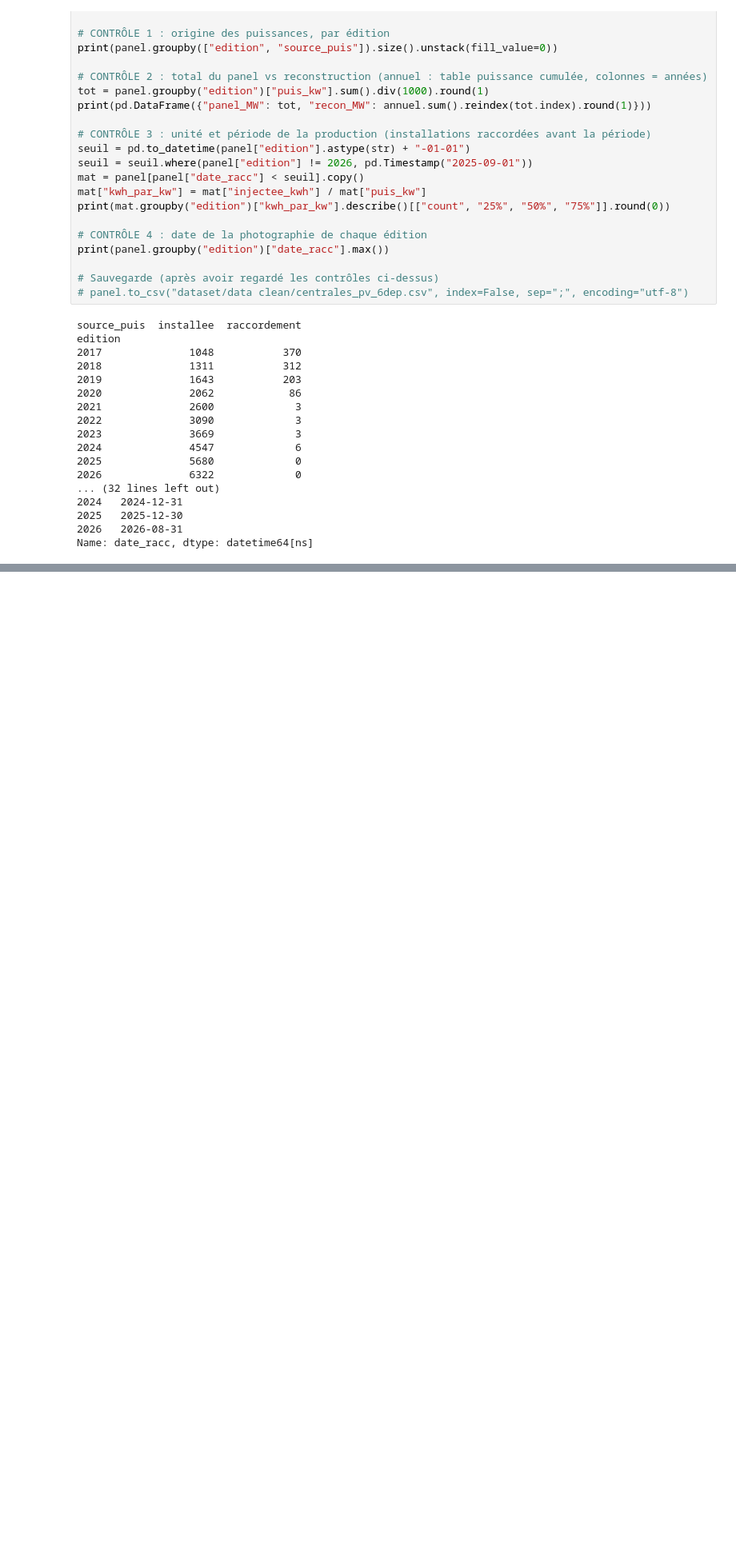
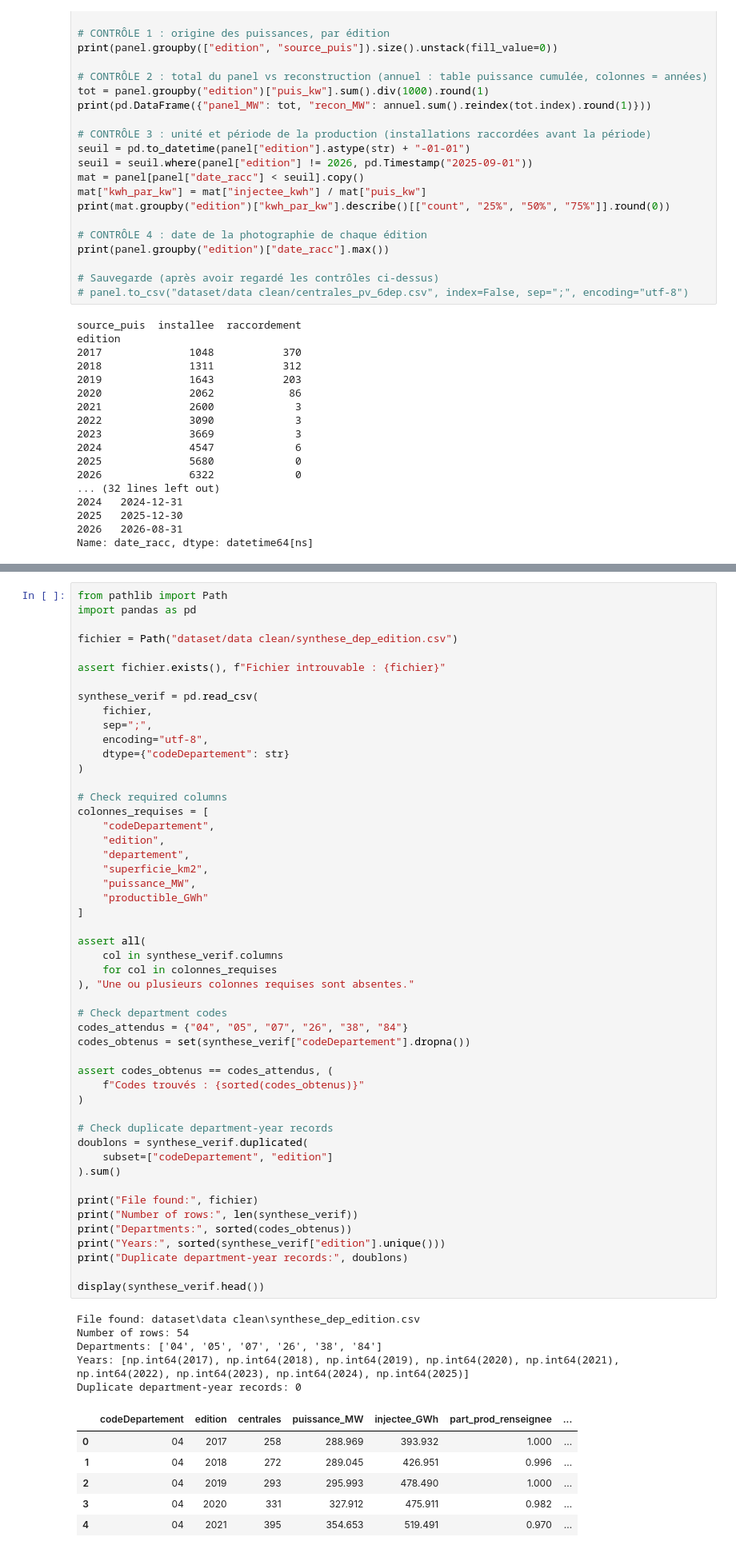
Before and after one commit to guilhemquintana29-tech/Capstone-Project-Solar, a Jupyter notebook: csv_check.ipynb, the cells around one changed output, grey strips where cells are left out. Shown at 80% size. Saved outputs shown, nothing was run; the diff lists cells and outputs as text; blank space fills up the shorter version.

Commit message:
updated project 4 data clean files created and readme updated

```diff
--- a/csv_check.ipynb
+++ b/csv_check.ipynb
@@ -404,0 +692,62 @@ Name: date_racc, dtype: datetime64[ns]
+# %%
+from pathlib import Path
+import pandas as pd
+
+fichier = Path("dataset/data clean/synthese_dep_edition.csv")
+
+assert fichier.exists(), f"Fichier introuvable : {fichier}"
+
+synthese_verif = pd.read_csv(
+    fichier,
+    sep=";",
+    encoding="utf-8",
+    dtype={"codeDepartement": str}
+)
+
+# Check required columns
+colonnes_requises = [
+    "codeDepartement",
+    "edition",
+    "departement",
+    "superficie_km2",
+    "puissance_MW",
+    "productible_GWh"
+]
+
+assert all(
+    col in synthese_verif.columns
+    for col in colonnes_requises
+), "Une ou plusieurs colonnes requises sont absentes."
+
+# Check department codes
+codes_attendus = {"04", "05", "07", "26", "38", "84"}
+codes_obtenus = set(synthese_verif["codeDepartement"].dropna())
+
+assert codes_obtenus == codes_attendus, (
+    f"Codes trouvés : {sorted(codes_obtenus)}"
+)
+
+# Check duplicate department-year records
+doublons = synthese_verif.duplicated(
+    subset=["codeDepartement", "edition"]
+).sum()
+
+print("File found:", fichier)
+print("Number of rows:", len(synthese_verif))
+print("Departments:", sorted(codes_obtenus))
+print("Years:", sorted(synthese_verif["edition"].unique()))
+print("Duplicate department-year records:", doublons)
+
+display(synthese_verif.head())
+# %% [output]
+File found: dataset\data clean\synthese_dep_edition.csv
+Number of rows: 54
+Departments: ['04', '05', '07', '26', '38', '84']
+Years: [np.int64(2017), np.int64(2018), np.int64(2019), np.int64(2020), np.int64(2021), np.int64(2022), np.int64(2023), np.int64(2024), np.int64(2025)]
+Duplicate department-year records: 0
+|  | codeDepartement | edition | centrales | puissance_MW | injectee_GWh | part_prod_renseignee | ... |
+| 0 | 04 | 2017 | 258 | 288.969 | 393.932 | 1.000 | ... |
+| 1 | 04 | 2018 | 272 | 289.045 | 426.951 | 0.996 | ... |
+| 2 | 04 | 2019 | 293 | 295.993 | 478.490 | 1.000 | ... |
+| 3 | 04 | 2020 | 331 | 327.912 | 475.911 | 0.982 | ... |
+| 4 | 04 | 2021 | 395 | 354.653 | 519.491 | 0.970 | ... |
```
Also changed, not shown: parts of 8 cells of this notebook, 2 other files.
